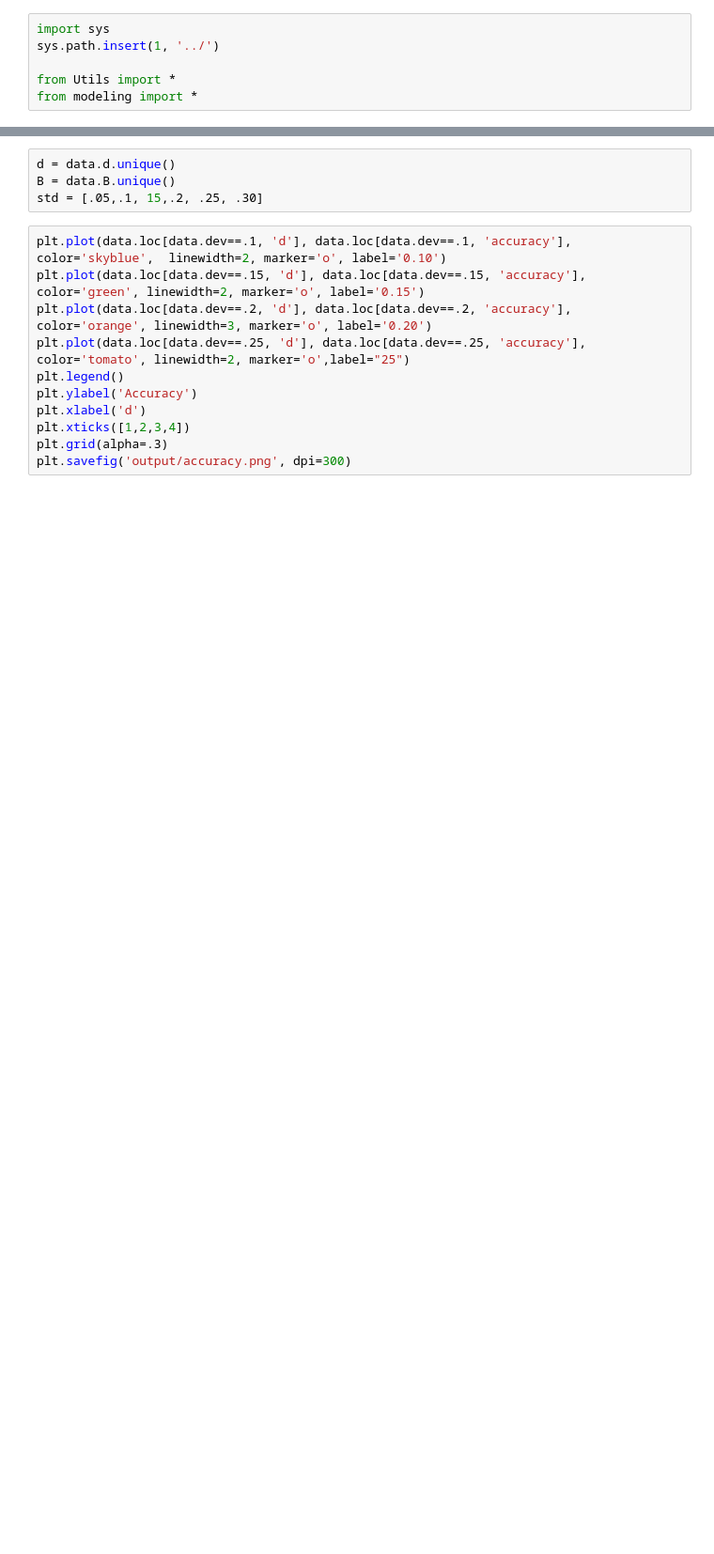
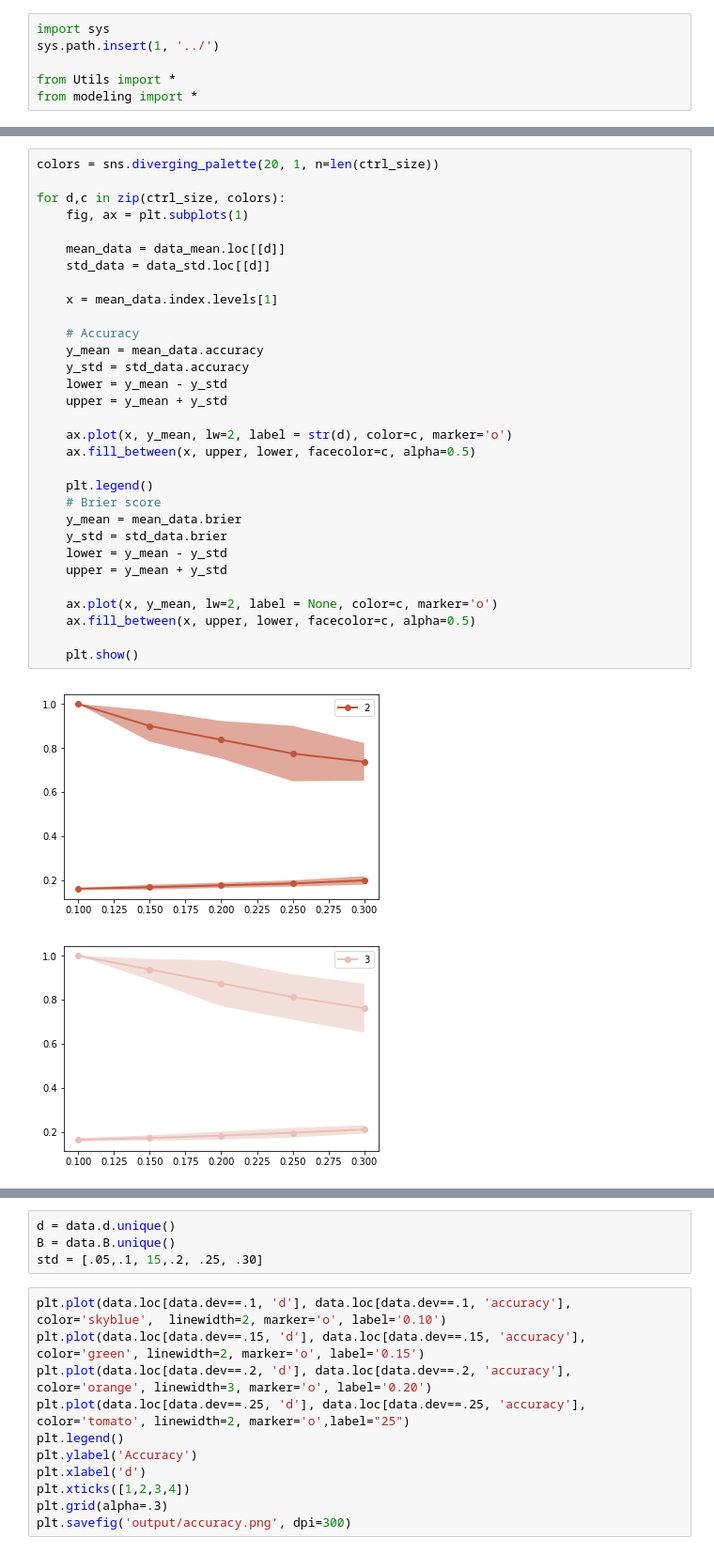
Before and after one commit to amacaluso/Quantum-Ensemble-for-Classification, a Jupyter notebook: notebooks/viz_results.ipynb, the cells around one changed output, grey strips where cells are left out. Shown at 94% size. Saved outputs shown, nothing was run; the diff lists cells and outputs as text; blank space fills up the shorter version.

```diff
--- a/notebooks/viz_results.ipynb
+++ b/notebooks/viz_results.ipynb
@@ -31,0 +46,34 @@ data
+# %%
+colors = sns.diverging_palette(20, 1, n=len(ctrl_size))
+
+for d,c in zip(ctrl_size, colors):
+    fig, ax = plt.subplots(1)
+
+    mean_data = data_mean.loc[[d]]
+    std_data = data_std.loc[[d]]
+
+    x = mean_data.index.levels[1]
+
+    # Accuracy
+    y_mean = mean_data.accuracy
+    y_std = std_data.accuracy
+    lower = y_mean - y_std
+    upper = y_mean + y_std
+
+    ax.plot(x, y_mean, lw=2, label = str(d), color=c, marker='o')
+    ax.fill_between(x, upper, lower, facecolor=c, alpha=0.5)
+
+    plt.legend()
+    # Brier score
+    y_mean = mean_data.brier
+    y_std = std_data.brier
+    lower = y_mean - y_std
+    upper = y_mean + y_std
+
+    ax.plot(x, y_mean, lw=2, label = None, color=c, marker='o')
+    ax.fill_between(x, upper, lower, facecolor=c, alpha=0.5)
+
+    plt.show()
+# %% [output]
+[figure, added]
+[figure, added]
```
Also changed, not shown: parts of 9 cells of this notebook, 14 other files.
